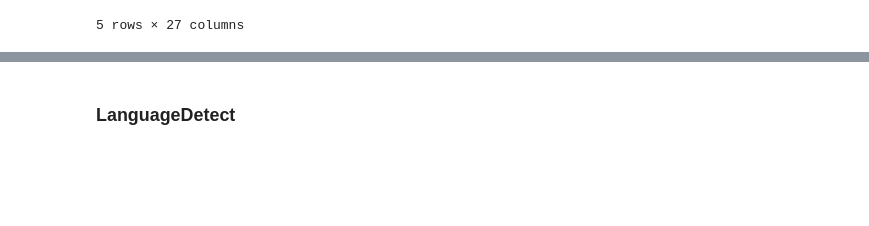
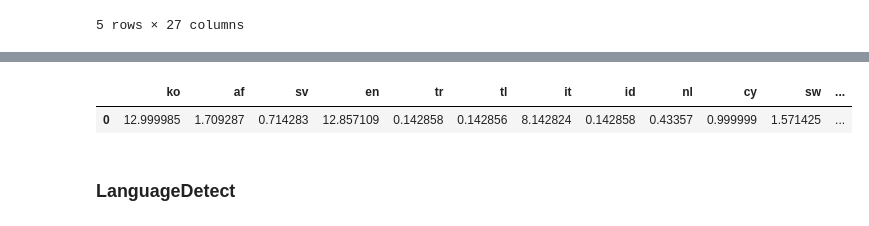
Before and after one commit to fishbrightwise/dap_artificial_dj, a Jupyter notebook: data extraction.ipynb, the cells around one changed output, grey strips where cells are left out. Drawn from its saved outputs; the diff is of its cells as text; code cells hidden in the pictures; blank space fills up the shorter version.

Commit message:
Working on langdetect and lyrics scrapting

```diff
--- a/data extraction.ipynb
+++ b/data extraction.ipynb
@@ -284,0 +287,11 @@ df_merged.to_csv('data/tracks_with_genres.csv', index=False)
+# %%
+# %pip install spotify-lyrics-scraper
+import pandas as pd
+import spotify_lyrics_scraper as spotify
+
+sp_dc = "AQAmhMa-Mb5y5R6Pz0hK5geuWQ43jIytIUIedJ9fThLrr5vAys3r83PpmyHoFHZblXUCCHKT7w4SxTRKkHLq-TvSY7IgMNHVdkffxzJTYiwTYLciak88FAmhQWUNQIP5a01QwX-N_lKfI_xXEA503rmVwuw7-5l5"
+sp_key = "c298c782-3308-4a8c-87b0-06305885e57d"
+
+token = spotify.getToken(sp_dc, sp_key) #SP Key can give you up to a year worth of spotify tokens.
+lyrics = spotify.getLyrics(token, songName="童话")
+print(lyrics)
@@ -284,0 +300,8 @@ df_merged.to_csv('data/tracks_with_genres.csv', index=False)
+# %%
+lines = lyrics['message']['lyrics']['lines']
+lyrics_list = []
+for i in range(len(lines)):
+    print(lines[i]['words'])
+    if not "♪" in lines[i]['words']:
+        lyrics_list.append(lines[i]['words'])
+print(lyrics_list)
@@ -285,3 +326,31 @@ df_merged.to_csv('data/tracks_with_genres.csv', index=False)
+# %%
+# %pip install langdetect
+from langdetect import detect_langs
+
+def process_lyrics(lyrics_list):
+    probability_obj = {}
+    for i in lyrics_list:
+        try:
+            # process = str(detect_langs(i)[0]).split(':')[1]
+            process = detect_langs(i)
+            for n in process:
+                lang_arr = str(n).split(":")
+                if lang_arr[0] in probability_obj.keys():
+                    probability_obj[lang_arr[0]] += float(lang_arr[1])
+                else:
+                    probability_obj[lang_arr[0]] = float(lang_arr[1])
+        except:
+            language = "error"
+    return probability_obj
+
+output = process_lyrics(lyrics_list)
+# %%
+import pandas as pd
+output_df = pd.DataFrame(output, index=[0])
+output_df.head()
+# %% [output]
+|  | ko | af | sv | en | tr | tl | it | id | nl | cy | sw | ... |
+| 0 | 12.999985 | 1.709287 | 0.714283 | 12.857109 | 0.142858 | 0.142856 | 8.142824 | 0.142858 | 0.43357 | 0.999999 | 1.571425 | ... |
 # %% [markdown]
 ### LanguageDetect
 # %%
```
Also changed, not shown: parts of 3 cells of this notebook.
